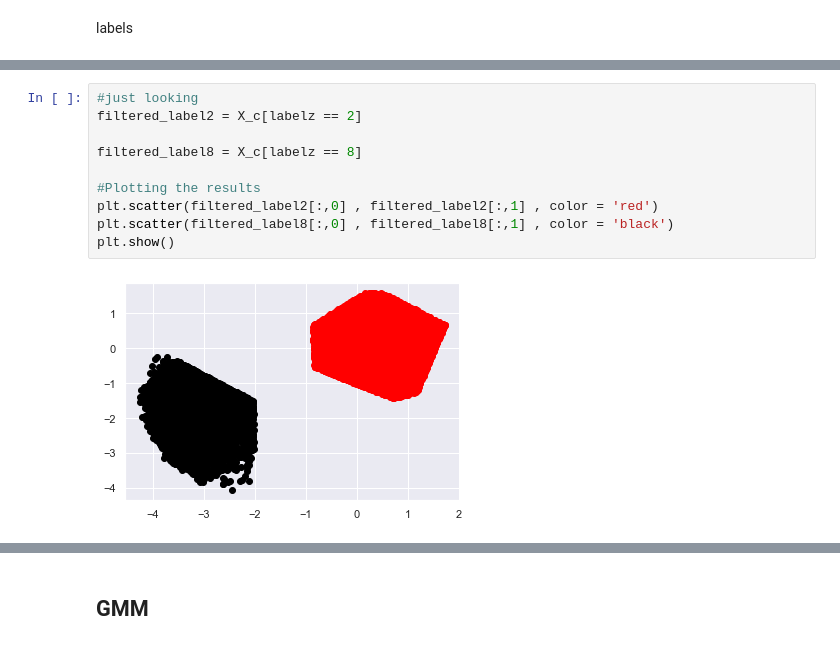
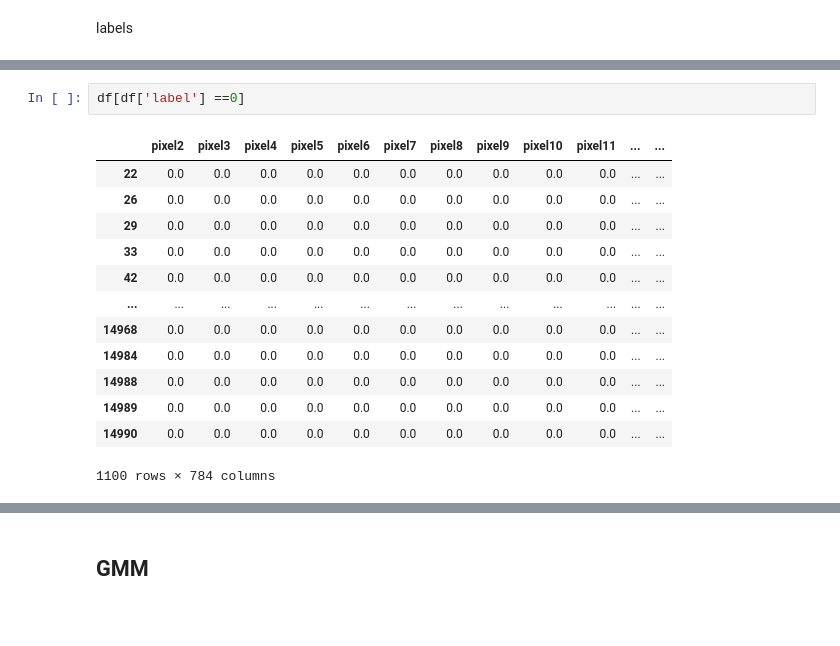
Before and after one commit to allyryry/3950_Asn3_Clustering, a Jupyter notebook: cluster_asn.ipynb, the cells around one changed output, grey strips where cells are left out. Saved outputs shown, nothing was run; the diff lists cells and outputs as text; blank space fills up the shorter version.

```diff
--- a/cluster_asn.ipynb
+++ b/cluster_asn.ipynb
@@ -168,12 +139,16 @@ plt.show()
-# %%
-#just looking
-filtered_label2 = X_c[labelz == 2]
-
-filtered_label8 = X_c[labelz == 8]
-
-#Plotting the results
-plt.scatter(filtered_label2[:,0] , filtered_label2[:,1] , color = 'red')
-plt.scatter(filtered_label8[:,0] , filtered_label8[:,1] , color = 'black')
-plt.show()
-# %% [output]
-[figure, removed]
+# %%
+df[df['label'] ==0]
+# %% [output]
+|  | pixel2 | pixel3 | pixel4 | pixel5 | pixel6 | pixel7 | pixel8 | pixel9 | pixel10 | pixel11 | ... | ... |
+| 22 | 0.0 | 0.0 | 0.0 | 0.0 | 0.0 | 0.0 | 0.0 | 0.0 | 0.0 | 0.0 | ... | ... |
+| 26 | 0.0 | 0.0 | 0.0 | 0.0 | 0.0 | 0.0 | 0.0 | 0.0 | 0.0 | 0.0 | ... | ... |
+| 29 | 0.0 | 0.0 | 0.0 | 0.0 | 0.0 | 0.0 | 0.0 | 0.0 | 0.0 | 0.0 | ... | ... |
+| 33 | 0.0 | 0.0 | 0.0 | 0.0 | 0.0 | 0.0 | 0.0 | 0.0 | 0.0 | 0.0 | ... | ... |
+| 42 | 0.0 | 0.0 | 0.0 | 0.0 | 0.0 | 0.0 | 0.0 | 0.0 | 0.0 | 0.0 | ... | ... |
+| ... | ... | ... | ... | ... | ... | ... | ... | ... | ... | ... | ... | ... |
+| 14968 | 0.0 | 0.0 | 0.0 | 0.0 | 0.0 | 0.0 | 0.0 | 0.0 | 0.0 | 0.0 | ... | ... |
+| 14984 | 0.0 | 0.0 | 0.0 | 0.0 | 0.0 | 0.0 | 0.0 | 0.0 | 0.0 | 0.0 | ... | ... |
+| 14988 | 0.0 | 0.0 | 0.0 | 0.0 | 0.0 | 0.0 | 0.0 | 0.0 | 0.0 | 0.0 | ... | ... |
+| 14989 | 0.0 | 0.0 | 0.0 | 0.0 | 0.0 | 0.0 | 0.0 | 0.0 | 0.0 | 0.0 | ... | ... |
+| 14990 | 0.0 | 0.0 | 0.0 | 0.0 | 0.0 | 0.0 | 0.0 | 0.0 | 0.0 | 0.0 | ... | ... |
+1100 rows × 784 columns
```
Also changed, not shown: parts of 20 cells of this notebook, 1 other file.
